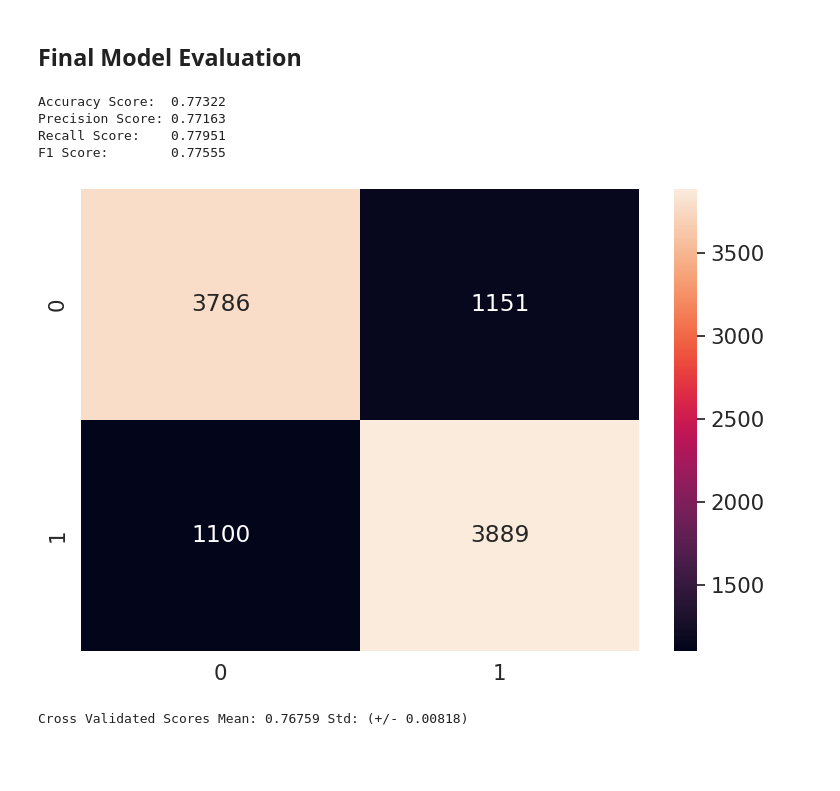
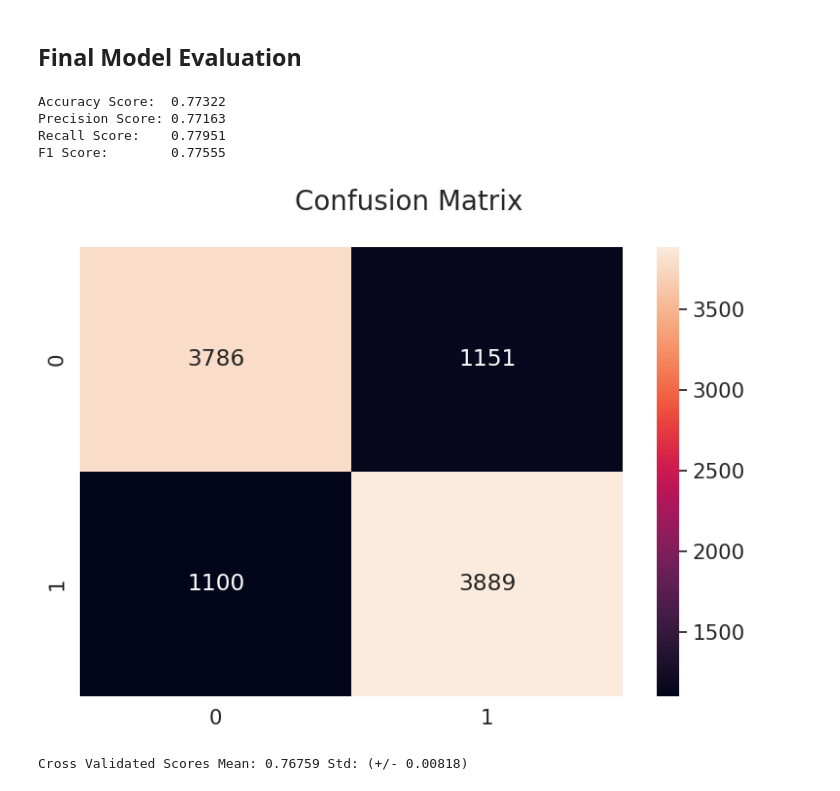
Before and after one commit to c-grigsby/ml-fintech-case-studies, a Jupyter notebook: directing-user-subscriptions/notebooks/directing-user-subscriptions_model.ipynb, the cells around one changed output. Drawn from its saved outputs; the diff is of its cells as text; code cells hidden in the pictures; blank space fills up the shorter version.

```diff
--- a/directing-user-subscriptions/notebooks/directing-user-subscriptions_model.ipynb
+++ b/directing-user-subscriptions/notebooks/directing-user-subscriptions_model.ipynb
@@ -308,27 +309,28 @@ LogisticRegression(C=0.05, penalty='l1', random_state=42, solver='saga')
 # %%
 # Make predictions from the test set
 y_predict = model.predict(X_test)
 
 # Create a confusion matrix with test labels and our model's predictions
 conf_matrix = confusion_matrix(y_test, y_predict)
 
 # Plot confusion matrix
 df_conf_matrix = pd.DataFrame(conf_matrix, index = (0, 1), columns = (0, 1))
 plt.figure(figsize = (9,6))
+plt.suptitle("Confusion Matrix", fontsize=20)
 sn.set(font_scale=1.4)
 sn.heatmap(df_conf_matrix, annot=True, fmt='g')
 
 # Display scores
 print(f"Accuracy Score:  {accuracy_score(y_test, y_predict):.5f}")  # NumCorrectPredicts / TotalNumPredicts
 print(f"Precision Score: {precision_score(y_test, y_predict):.5f}") # TP / (TP + FP)
 print(f"Recall Score:    {recall_score(y_test, y_predict):.5f}")    # TP / (TP + FN)
 print(f"F1 Score:        {f1_score(y_test, y_predict):.5f}")        # 2 * (precision * recall) / (precision + recall)
 # %% [output]
 Accuracy Score:  0.77322
 Precision Score: 0.77163
 Recall Score:    0.77951
 F1 Score:        0.77555
-[figure, old version]
+[figure, new version]
 # %%
 # Perform k-fold cross-validation, here with 10 folds
 accuracies = cross_val_score(estimator = model, X = X_train, y = y_train, cv = 10)
```
Also changed, not shown: parts of 8 cells of this notebook, 1 other file.
